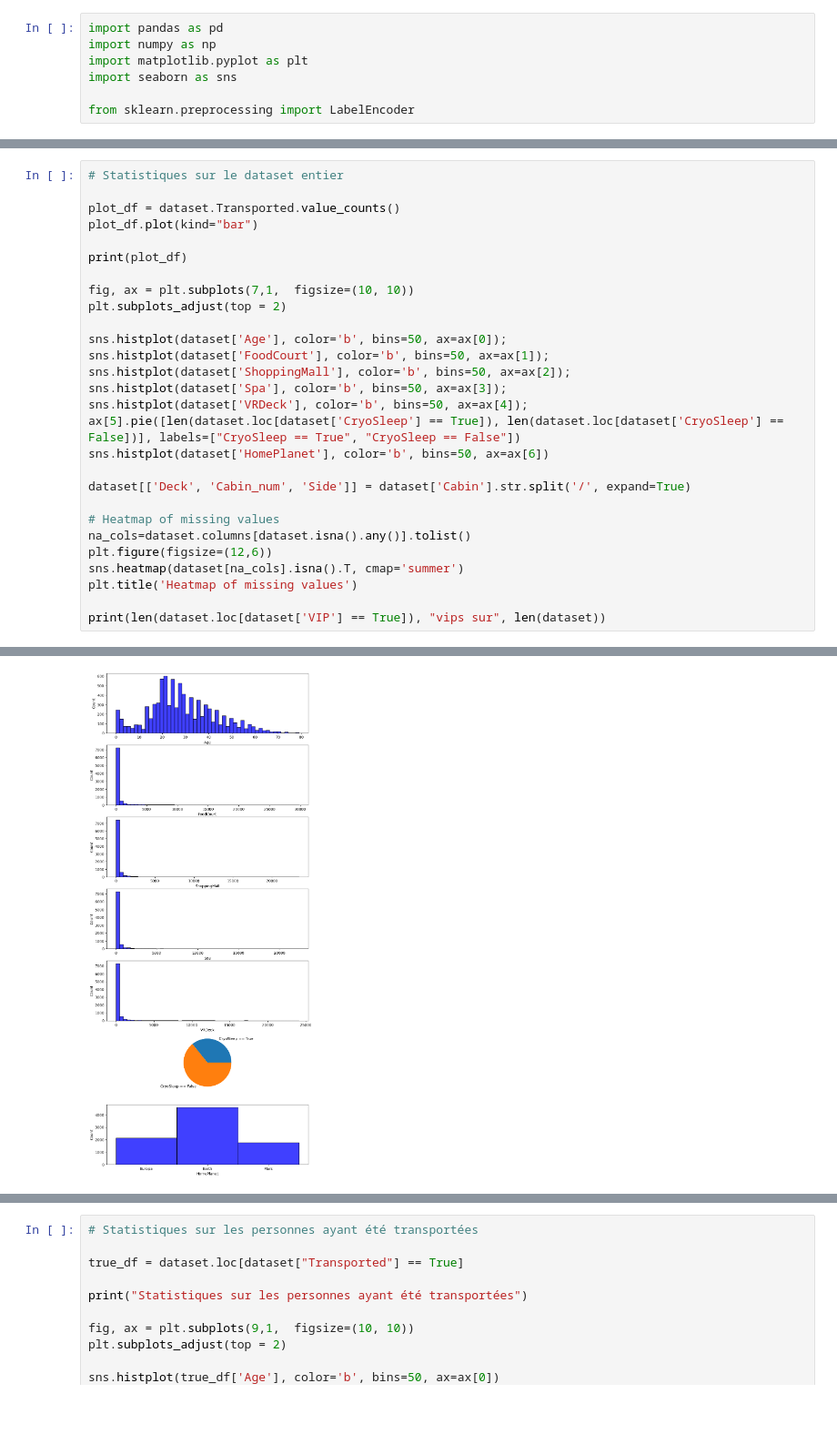
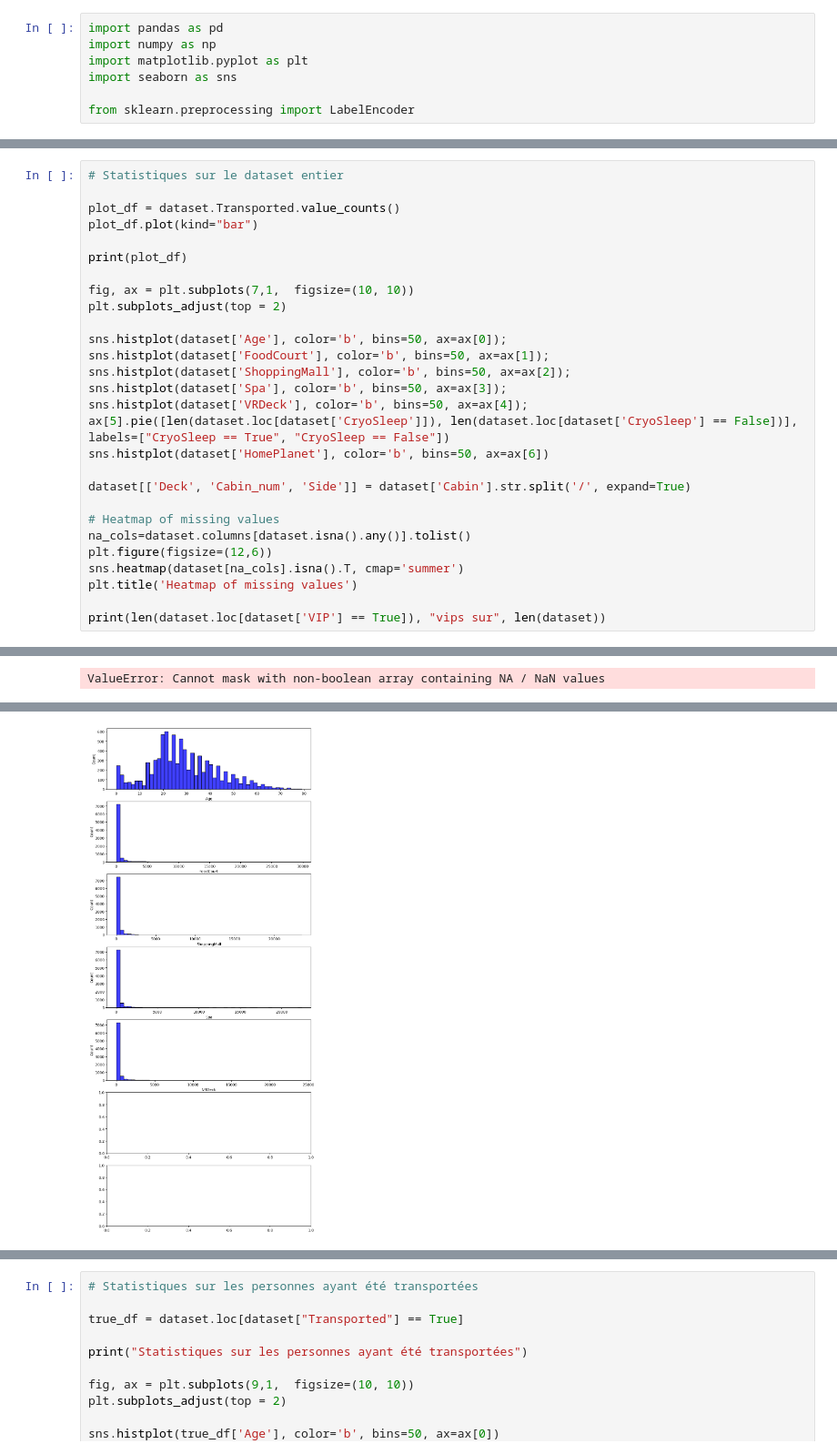
Before and after one commit to YoshiLeLama/projet-ml, a Jupyter notebook: data_analysis.ipynb, the cells around one changed output, grey strips where cells are left out. Shown at 91% size. Drawn from its saved outputs; the diff is of its cells as text; blank space fills up the shorter version.

```diff
--- a/data_analysis.ipynb
+++ b/data_analysis.ipynb
@@ -34,7 +26,7 @@ sns.histplot(dataset['FoodCourt'], color='b', bins=50, ax=ax[1]);
 sns.histplot(dataset['ShoppingMall'], color='b', bins=50, ax=ax[2]);
 sns.histplot(dataset['Spa'], color='b', bins=50, ax=ax[3]);
 sns.histplot(dataset['VRDeck'], color='b', bins=50, ax=ax[4]);
-ax[5].pie([len(dataset.loc[dataset['CryoSleep'] == True]), len(dataset.loc[dataset['CryoSleep'] == False])], labels=["CryoSleep == True", "CryoSleep == False"])
+ax[5].pie([len(dataset.loc[dataset['CryoSleep']]), len(dataset.loc[dataset['CryoSleep'] == False])], labels=["CryoSleep == True", "CryoSleep == False"])
 sns.histplot(dataset['HomePlanet'], color='b', bins=50, ax=ax[6])
 
 dataset[['Deck', 'Cabin_num', 'Side']] = dataset['Cabin'].str.split('/', expand=True)
@@ -55,2 +46,3 @@ Name: count, dtype: int64
+ValueError: Cannot mask with non-boolean array containing NA / NaN values
 [figure]
-[figure, old version]
+[figure, new version]
```
Also changed, not shown: parts of 3 cells of this notebook, 5 other files.
